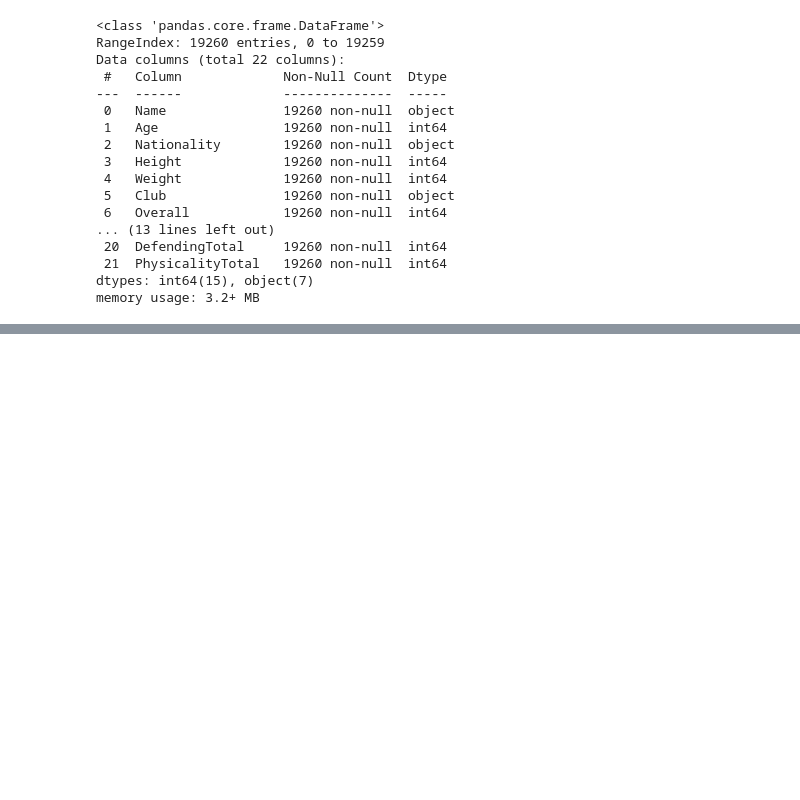
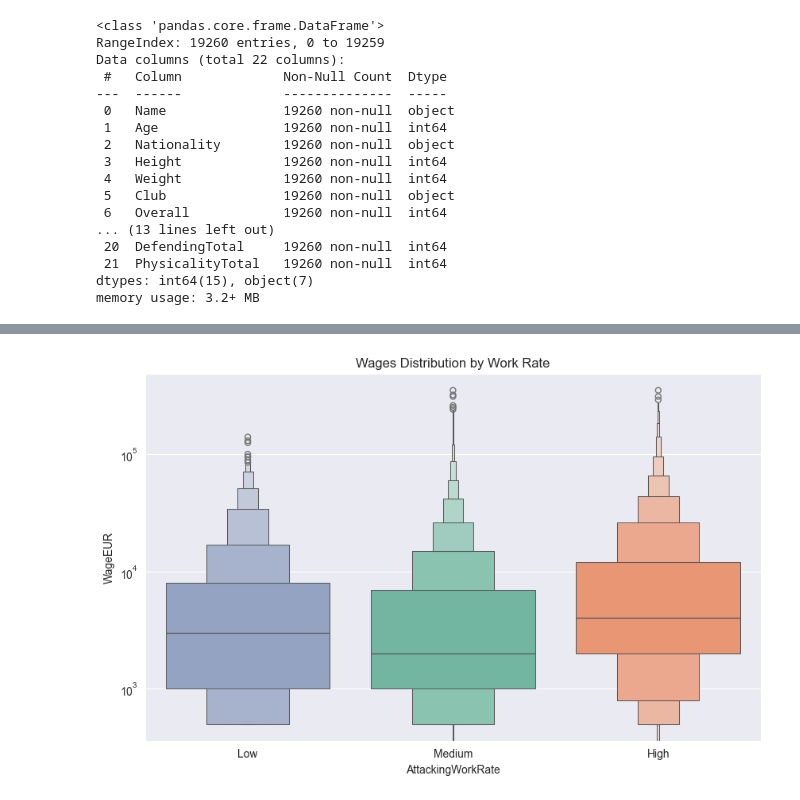
Before and after one commit to NujanZh/fifa22-project, a Jupyter notebook: exploratory_data_analysis.ipynb, the cells around one changed output, grey strips where cells are left out. Drawn from its saved outputs; the diff is of its cells as text; code cells hidden in the pictures; blank space fills up the shorter version.

```diff
--- a/exploratory_data_analysis.ipynb
+++ b/exploratory_data_analysis.ipynb
@@ -189,0 +190,18 @@ plt.show()
+# %%
+plt.figure(figsize=(10, 6))
+
+sns.boxenplot(
+    data=df_players,
+    x='AttackingWorkRate',
+    y='WageEUR',
+    hue='AttackingWorkRate',
+    legend=False,
+    order=['Low', 'Medium', 'High'],
+    palette='Set2'
+)
+
+plt.yscale('log')
+plt.title('Wages Distribution by Work Rate')
+plt.show()
+# %% [output]
+[figure, added]
```
Also changed, not shown: parts of 3 cells of this notebook.
